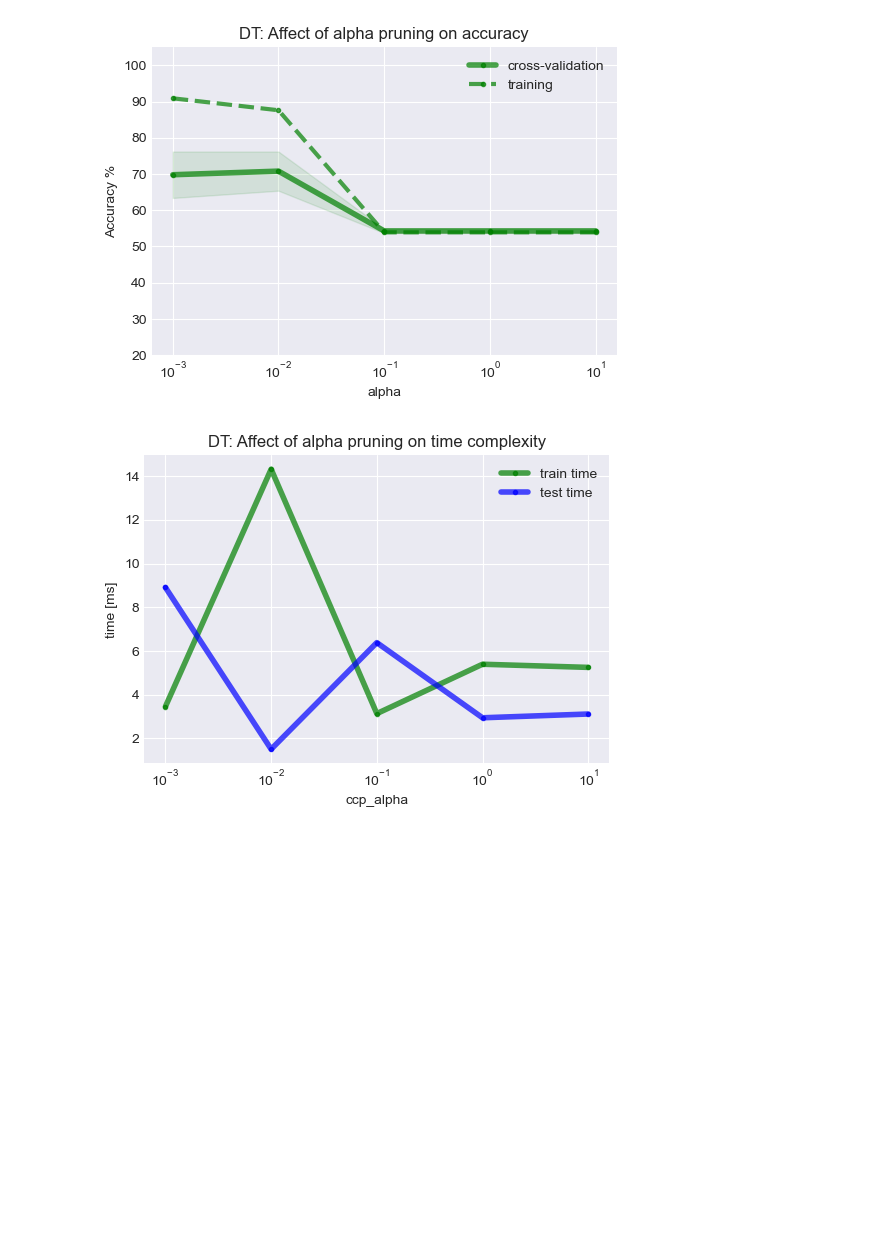
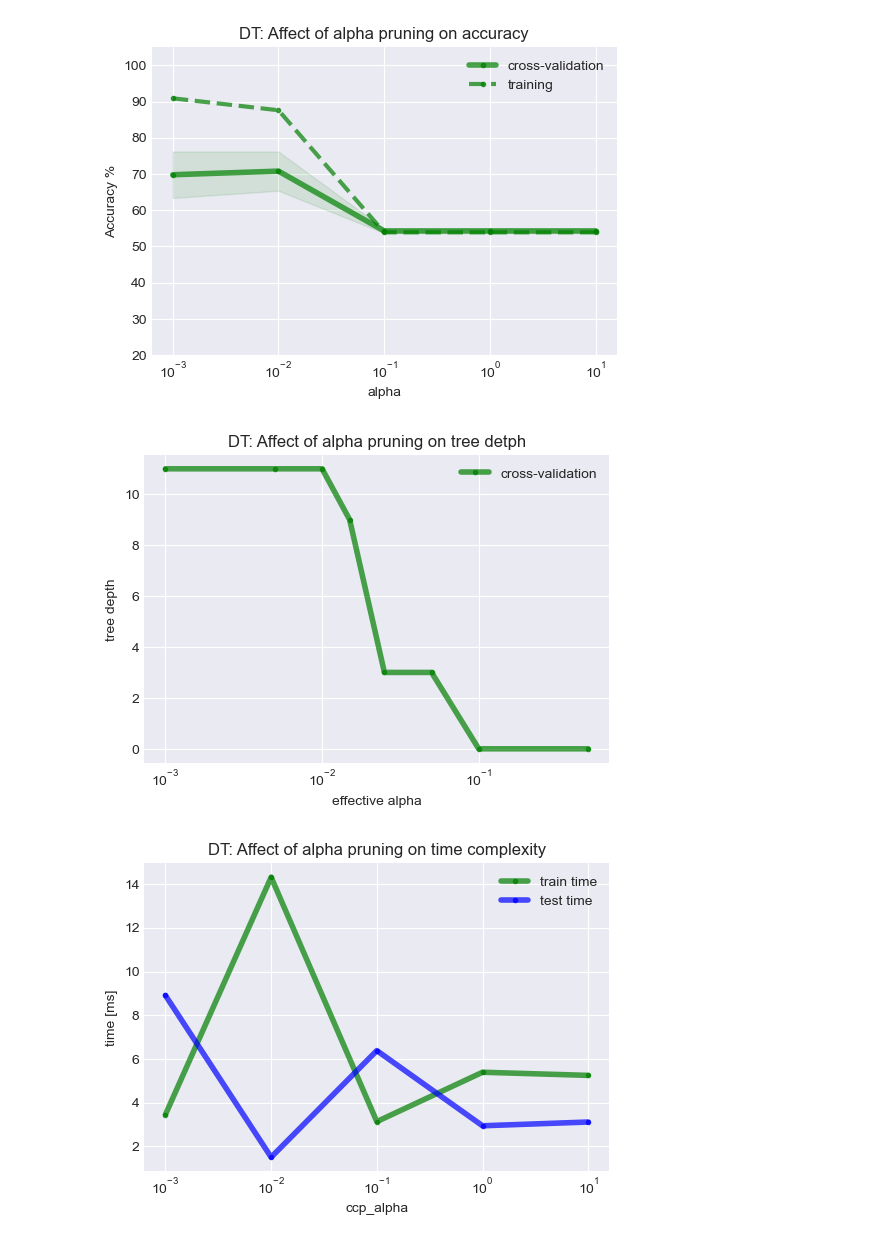
Before and after one commit to Alijafr/ML, a Jupyter notebook: assignment 1/code/Heart attack prediction .ipynb, the cells around one changed output. Drawn from its saved outputs; the diff is of its cells as text; code cells hidden in the pictures; blank space fills up the shorter version.

Commit message:
modifying images

```diff
--- a/assignment 1/code/Heart attack prediction .ipynb
+++ b/assignment 1/code/Heart attack prediction .ipynb
@@ -906,6 +907,29 @@ plt.ylabel('Accuracy %')
 plt.savefig(save_folder+ "DT alpha.pdf")
 # %% [output]
 [figure]
+# %%
+ccp_alphas = [0.001,0.005,0.01,0.015,0.025,0.05,0.1,0.5]
+# test_acc_boost_n_est = []
+depth = []
+# cv_mean,cv_std = np.zeros(len(ccp_alphas)),np.zeros(len(ccp_alphas))
+for i,ccp_alpha in enumerate(ccp_alphas):
+    dt =DecisionTreeClassifier(ccp_alpha= ccp_alpha,criterion='log_loss',max_depth=100,max_features='sqrt',random_state=102)
+    dt.fit(X_train,y_train)
+    depth.append(dt.get_depth())
+# %%
+plt.figure(figsize=(6,4))
+plt.title("DT: Affect of alpha pruning on tree detph")
+ax = plt.gca()
+# ax.set_ylim([20, 105])
+ax.set_xscale('log')
+plt.plot(ccp_alphas, depth, marker='.', color='green', linewidth=4, alpha=0.7, label="cross-validation")
+plt.legend(loc='best')
+plt.xlabel('effective alpha')
+plt.ylabel('tree depth')
+# plt.show()
+plt.savefig(save_folder+ "DT alpha depth.pdf")
+# %% [output]
+[figure, added]
 # %%
 ccp_alphas = [0.001,0.01,0.1,1.0,10]
 time2train = []
```
Also changed, not shown: parts of 1 cell of this notebook, 5 other files.
